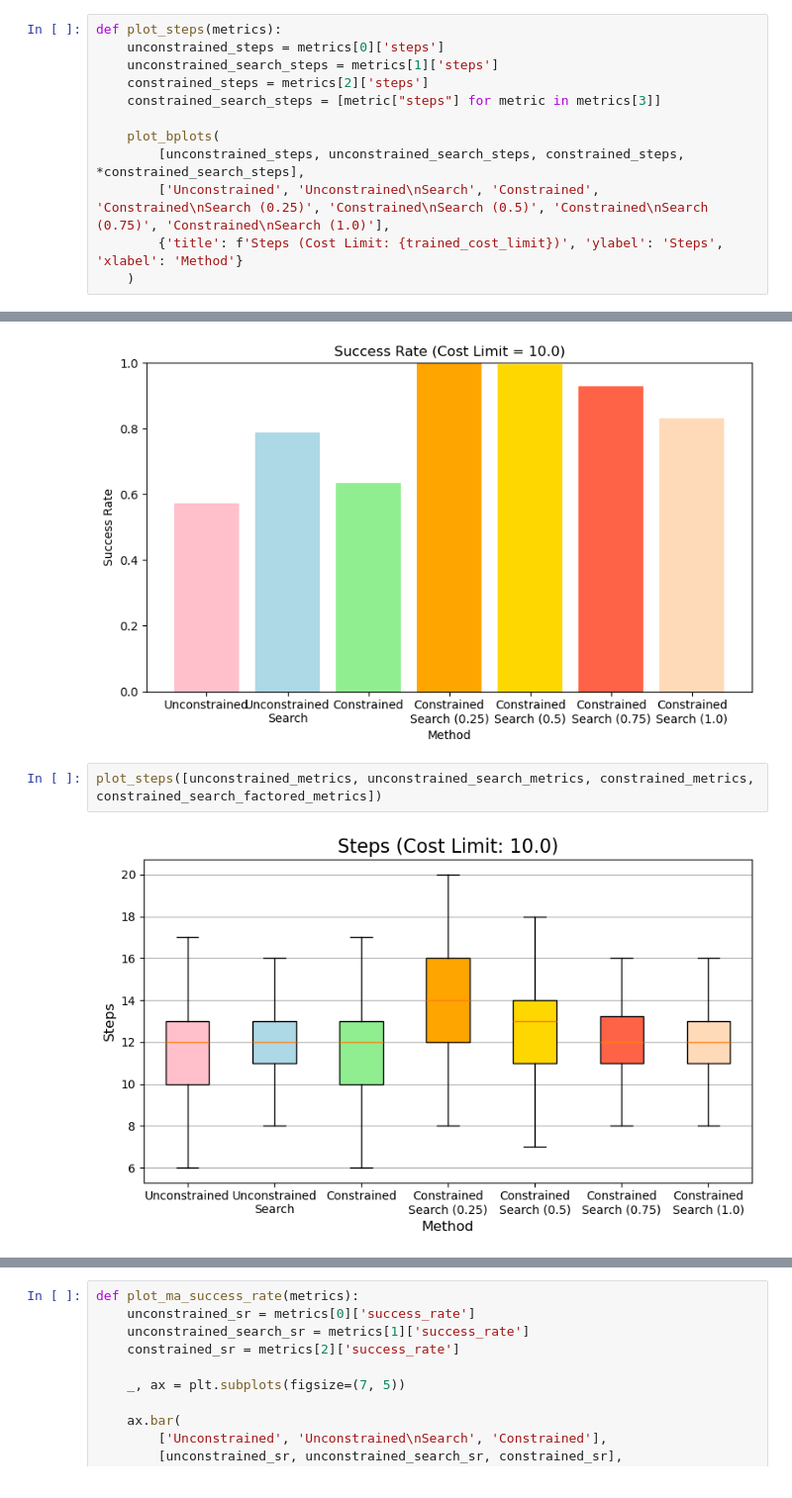
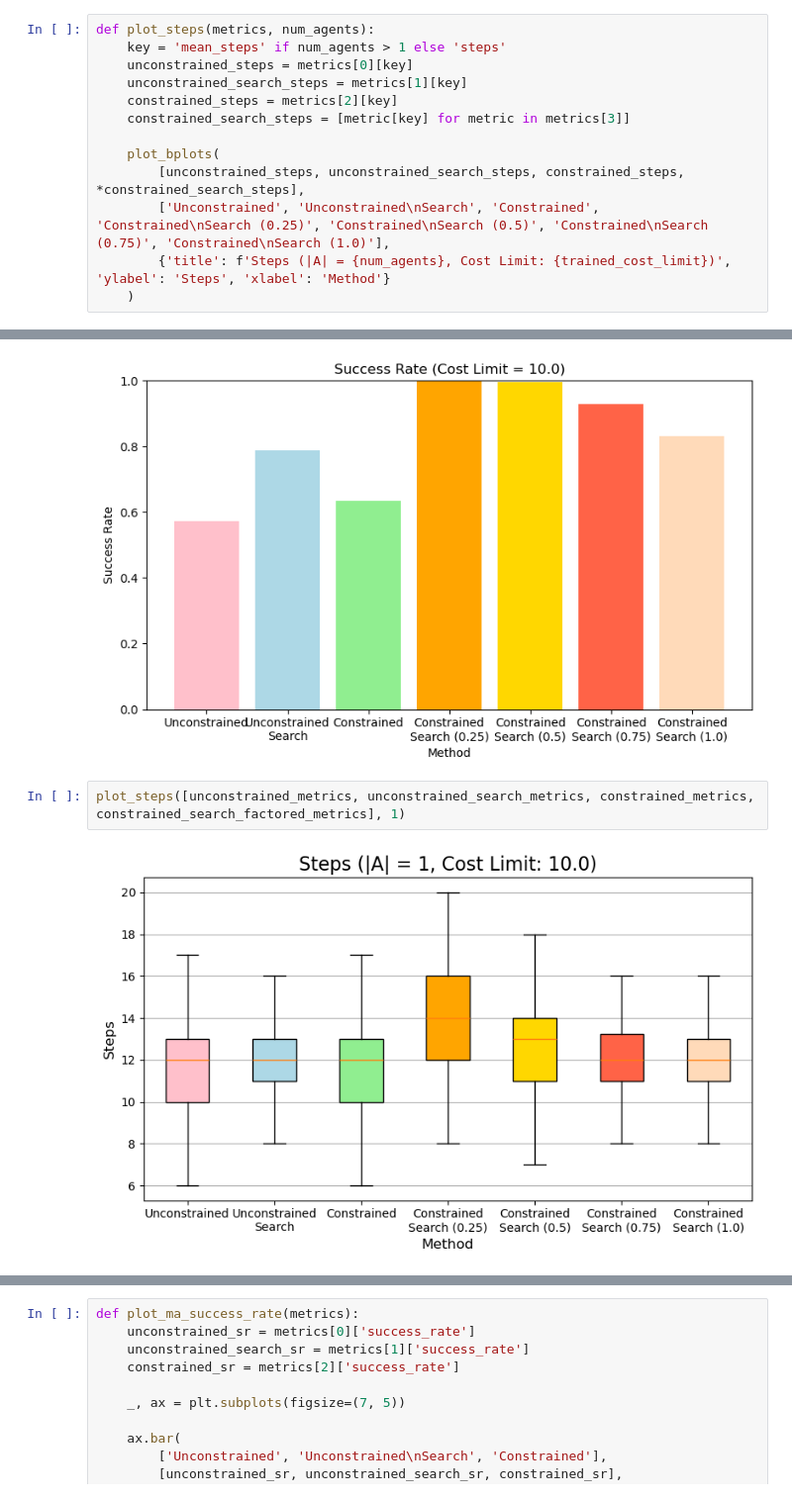
Before and after one commit to delay-planner/rb-visual-mapf, a Jupyter notebook: pud/plots/plot_pointenv_metrics.ipynb, the cells around one changed output, grey strips where cells are left out. Shown: that part at 99% size. Saved outputs shown, nothing was run; the diff lists cells and outputs as text.

```diff
--- a/pud/plots/plot_pointenv_metrics.ipynb
+++ b/pud/plots/plot_pointenv_metrics.ipynb
@@ -123,15 +121,16 @@ def plot_bplots(data, labels, plot_params):
     plt.tight_layout()
     plt.show()
 # %%
-def plot_steps(metrics):
-    unconstrained_steps = metrics[0]['steps']
-    unconstrained_search_steps = metrics[1]['steps']
-    constrained_steps = metrics[2]['steps']
-    constrained_search_steps = [metric["steps"] for metric in metrics[3]]
+def plot_steps(metrics, num_agents):
+    key = 'mean_steps' if num_agents > 1 else 'steps'
+    unconstrained_steps = metrics[0][key]
+    unconstrained_search_steps = metrics[1][key]
+    constrained_steps = metrics[2][key]
+    constrained_search_steps = [metric[key] for metric in metrics[3]]
 
     plot_bplots(
         [unconstrained_steps, unconstrained_search_steps, constrained_steps, *constrained_search_steps],
         ['Unconstrained', 'Unconstrained\nSearch', 'Constrained', 'Constrained\nSearch (0.25)', 'Constrained\nSearch (0.5)', 'Constrained\nSearch (0.75)', 'Constrained\nSearch (1.0)'],
-        {'title': f'Steps (Cost Limit: {trained_cost_limit})', 'ylabel': 'Steps', 'xlabel': 'Method'}
+        {'title': f'Steps (|A| = {num_agents}, Cost Limit: {trained_cost_limit})', 'ylabel': 'Steps', 'xlabel': 'Method'}
     )
 # %%
@@ -163,7 +164,7 @@ plot_success_rate([unconstrained_metrics, unconstrained_search_metrics, constrai
 # %% [output]
 [figure]
 # %%
-plot_steps([unconstrained_metrics, unconstrained_search_metrics, constrained_metrics, constrained_search_factored_metrics])
+plot_steps([unconstrained_metrics, unconstrained_search_metrics, constrained_metrics, constrained_search_factored_metrics], 1)
 # %% [output]
-[figure, old version]
+[figure, new version]
 # %%
```
Also changed, not shown: parts of 10 cells of this notebook, 1 other file.
